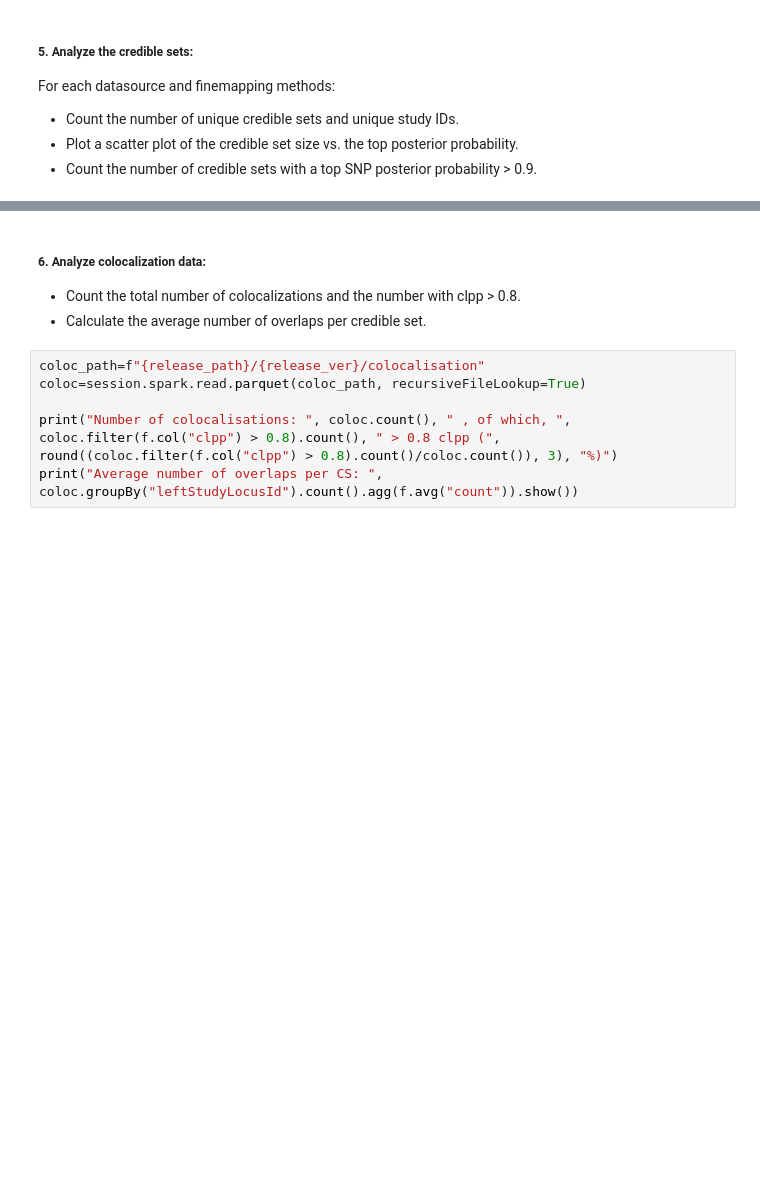
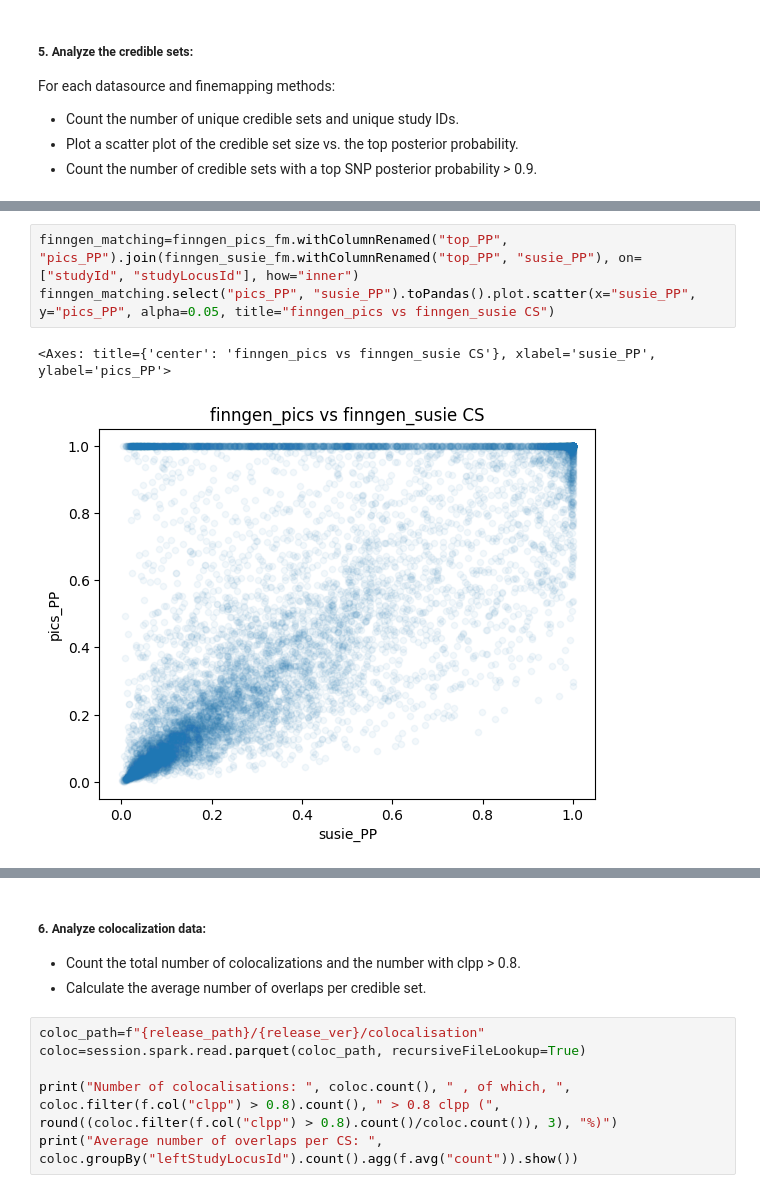
Before and after one commit to opentargets/gentropy, a Jupyter notebook: notebooks/Release_QC_metrics.ipynb, the cells around one changed output, grey strips where cells are left out. Drawn from its saved outputs; the diff is of its cells as text; blank space fills up the shorter version.

```diff
--- a/notebooks/Release_QC_metrics.ipynb
+++ b/notebooks/Release_QC_metrics.ipynb
@@ -190 +166,7 @@ Number of CS with top SNP PP > 0.9:  1898
+# %%
+finngen_matching=finngen_pics_fm.withColumnRenamed("top_PP", "pics_PP").join(finngen_susie_fm.withColumnRenamed("top_PP", "susie_PP"), on=["studyId", "studyLocusId"], how="inner")
+finngen_matching.select("pics_PP", "susie_PP").toPandas().plot.scatter(x="susie_PP", y="pics_PP", alpha=0.05, title="finngen_pics vs finngen_susie CS")
+# %% [output]
+<Axes: title={'center': 'finngen_pics vs finngen_susie CS'}, xlabel='susie_PP', ylabel='pics_PP'>
+[figure, added]
 # %%
```
Also changed, not shown: parts of 24 cells of this notebook.
